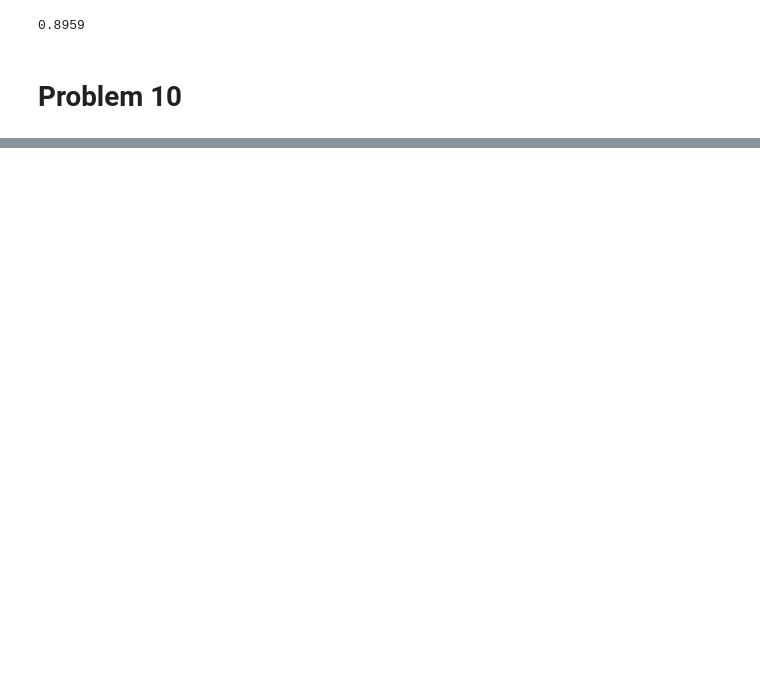
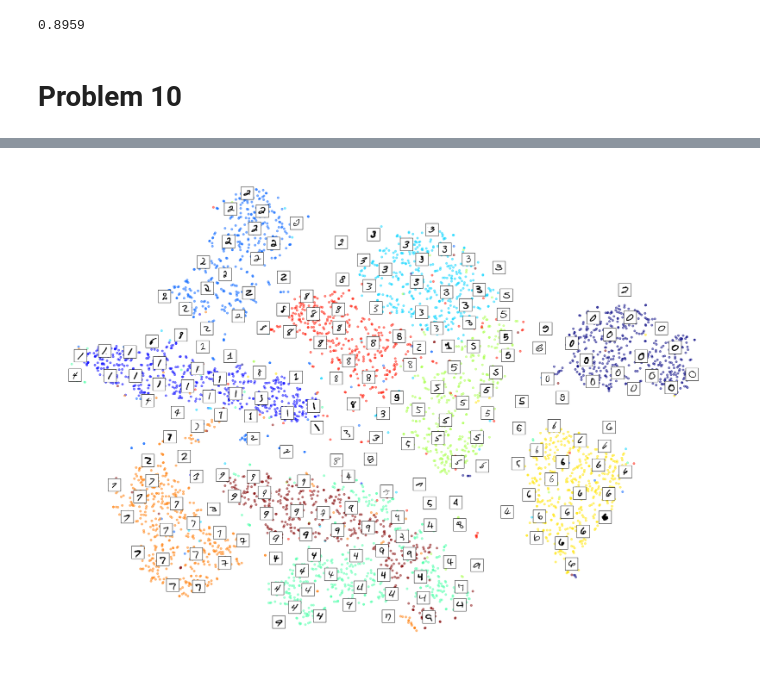
Before and after one commit to loganmoser/Hands_On_Machine_Learning, a Jupyter notebook: Chapter 8/Chapter 8.ipynb, the cells around one changed output, grey strips where cells are left out. Drawn from its saved outputs; the diff is of its cells as text; code cells hidden in the pictures; blank space fills up the shorter version.

```diff
--- a/Chapter 8/Chapter 8.ipynb
+++ b/Chapter 8/Chapter 8.ipynb
@@ -139,0 +196,4 @@ X_sample, y_sample = mnist.data[:5_000], mnist.target[:5_000]
+# %%
+plot_digits(X_embedded, y_sample, images=X_sample, figsize=(35,25))
+# %% [output]
+[figure, added]
```
Also changed, not shown: parts of 14 cells of this notebook.
